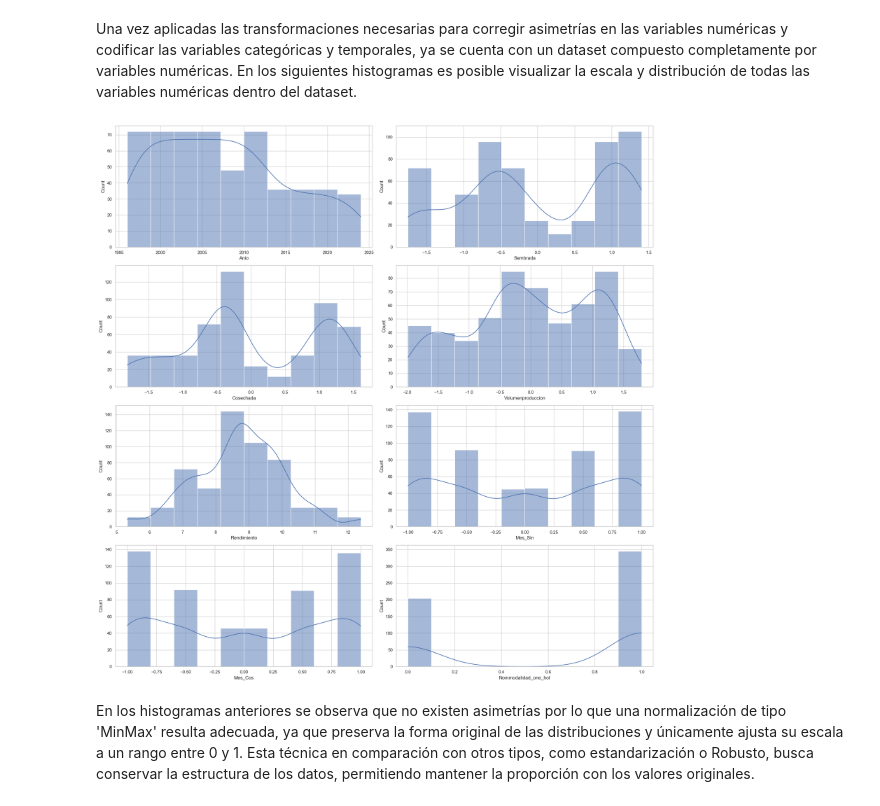
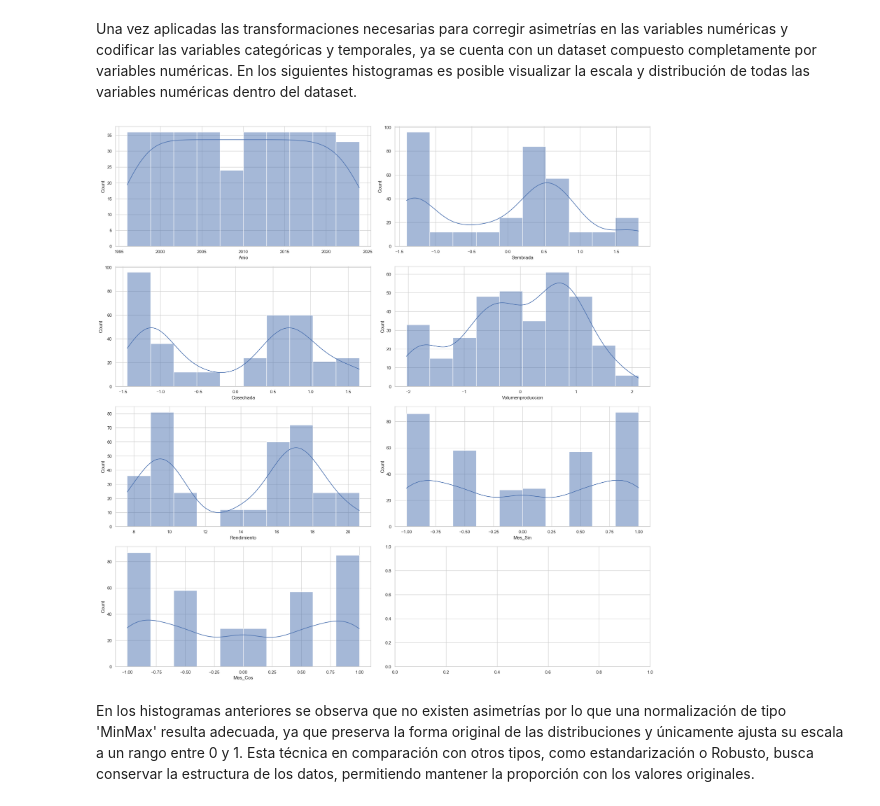
Before and after one commit to juan-pablo-lopez/tc5035-ene26-equipo29, a Jupyter notebook: Avance2.Equipo29.ipynb, the cells around one changed output. Cells and saved outputs as stored; diff of their text form; code cells hidden in the pictures.

```diff
--- a/Avance2.Equipo29.ipynb
+++ b/Avance2.Equipo29.ipynb
@@ -773,0 +778,10 @@ for col, ax in zip(num_cols, axis):
+# %%
+# Regresar el índice como columna en el dataset
+df_fe = df_fe.reset_index()
+
+# Sumar únicamente las variables numéricas que representan cantidad (Sembrada, Cosechada, Rendimiento) y no que se comportan como categóricas
+df_fe = df_fe.groupby(by = ["Fecha", "Anio", "Mes"], as_index = False)[["Sembrada", "Cosechada", "Rendimiento", "Volumenproduccion"]].sum()
+
+# Regresar la columna fecha como índice
+df_fe = df_fe.set_index(["Fecha"])
+df_fe.head(20)
@@ -849,4 +848,0 @@ Para emplear esta codificación resultante, se tendrá que hacer un join entre e
-# %%
-# Juntar columna codificada con dataset original
-df_fe = pd.concat([df_fe, hot_encoded_df], axis=1)
-df_fe.head()
@@ -863,6 +849,5 @@ Para volver la codificación efectiva, es necesario eliminar las columnas origin
 # %%
 # Eliminación de variables originales no codificadas
-df_fe = df_fe.drop(columns = ['Nommodalidad', 'Mes'])
-df_fe = df_fe.rename(columns={'Nommodalidad_Temporal': 'Nommodalidad_one_hot'})
+df_fe = df_fe.drop(columns = ['Mes'])
 df_fe.head()
 # %% [output]
@@ -881,20 +866,20 @@ Se aplica el escalamiento de las variables numéricas en una versión paralela d
 Una vez aplicadas las transformaciones necesarias para corregir asimetrías en las variables numéricas y codificar las variables categóricas y temporales, ya se cuenta con un dataset compuesto completamente por variables numéricas. En los siguientes histogramas es posible visualizar la escala y distribución de todas las variables numéricas dentro del dataset.
 # %%
 # Variables numéricas del dataset
-num_cols = [ "Anio", "Sembrada", "Cosechada", "Volumenproduccion", "Rendimiento", "Mes_Sin", "Mes_Cos", "Nommodalidad_one_hot"]
+num_cols = [ "Anio", "Sembrada", "Cosechada", "Volumenproduccion", "Rendimiento", "Mes_Sin", "Mes_Cos"]
 
 # Histogramas con variables numéricas
 figure, axis = plt.subplots(4, 2, figsize=(20,20))
 axis = axis.ravel()
 
 for col, ax in zip(num_cols, axis):
     sns.histplot(x=df_fe[col], bins=10, kde=True, ax=ax)
     ax.set(xlabel=col)
 
 plt.tight_layout()
 plt.show()
 # %% [output]
-[figure, old version]
+[figure, new version]
 # %% [markdown]
 En los histogramas anteriores se observa que no existen asimetrías por lo que una normalización de tipo 'MinMax' resulta adecuada, ya que preserva la forma original de las distribuciones y únicamente ajusta su escala a un rango entre 0 y 1. Esta técnica en comparación con otros tipos, como estandarización o Robusto, busca conservar la estructura de los datos, permitiendo mantener la proporción con los valores originales.
 # %% [markdown]
```
Also changed, not shown: parts of 26 cells of this notebook, 8 other files.
